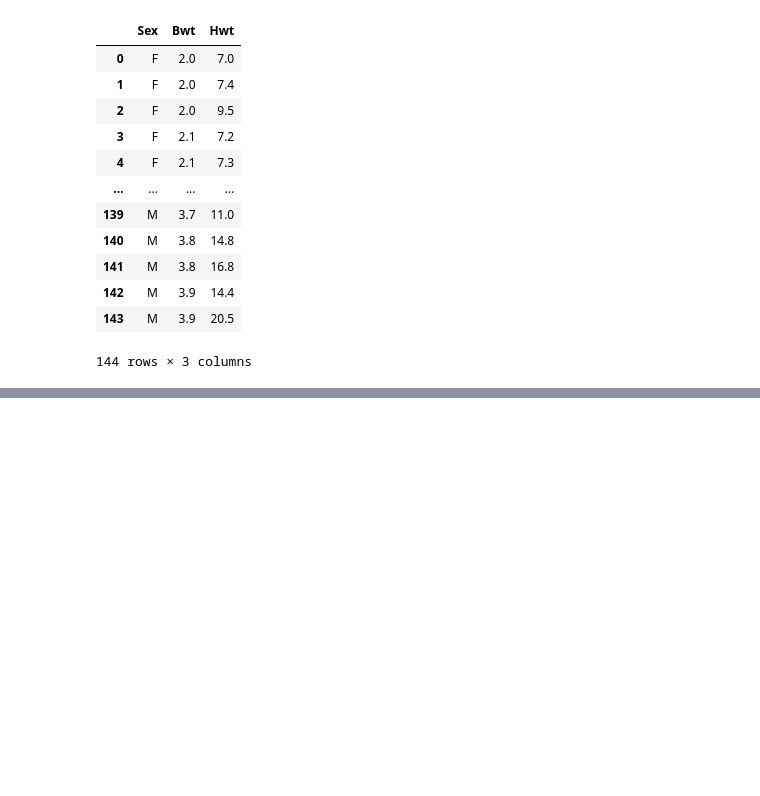
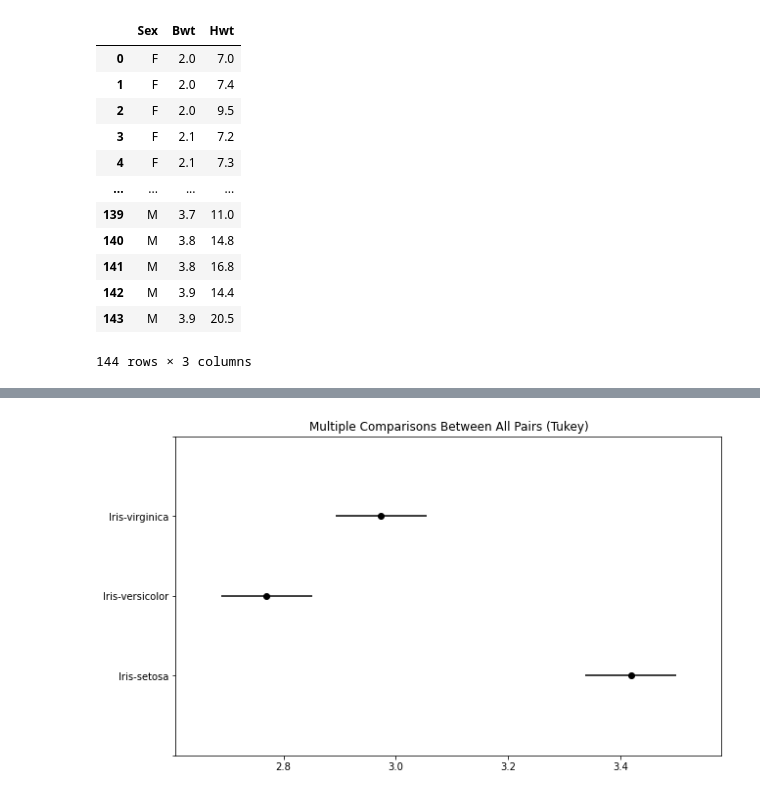
Before and after one commit to ttnyoung/ADP, a Jupyter notebook: class101/강의노트_통계분석.ipynb, the cells around one changed output, grey strips where cells are left out. Saved outputs shown, nothing was run; the diff lists cells and outputs as text; code cells hidden in the pictures; blank space fills up the shorter version.

```diff
--- a/class101/강의노트_통계분석.ipynb
+++ b/class101/강의노트_통계분석.ipynb
@@ -61,0 +496,5 @@ cats
+# %%
+from statsmodels.stats.multicomp import pairwise_tukeyhsd
+from statsmodels.stats.multicomp import MultiComparison
+
+mc = MultiComparison(data= Iris_data["sepal width"], groups=Iris_data["target"] )
@@ -61,0 +505,3 @@ cats
+# %%
+tuekeyhsd = mc.tukeyhsd(alpha=0.05)
+tuekeyhsd.summary()
@@ -61,0 +516,4 @@ cats
+# %%
+fig = tuekeyhsd.plot_simultaneous()
+# %% [output]
+[figure, added]
```
Also changed, not shown: parts of 75 cells of this notebook, 5 other files.
